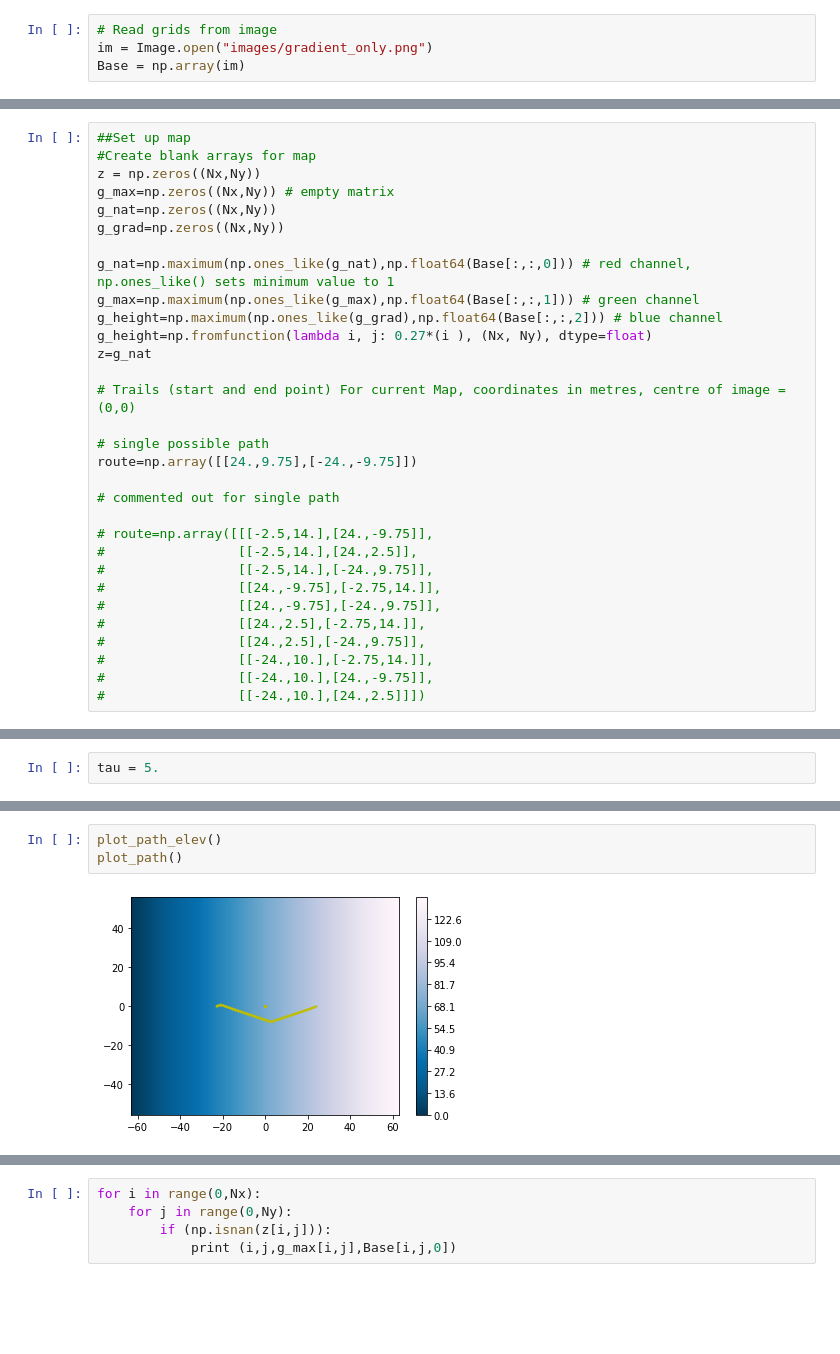
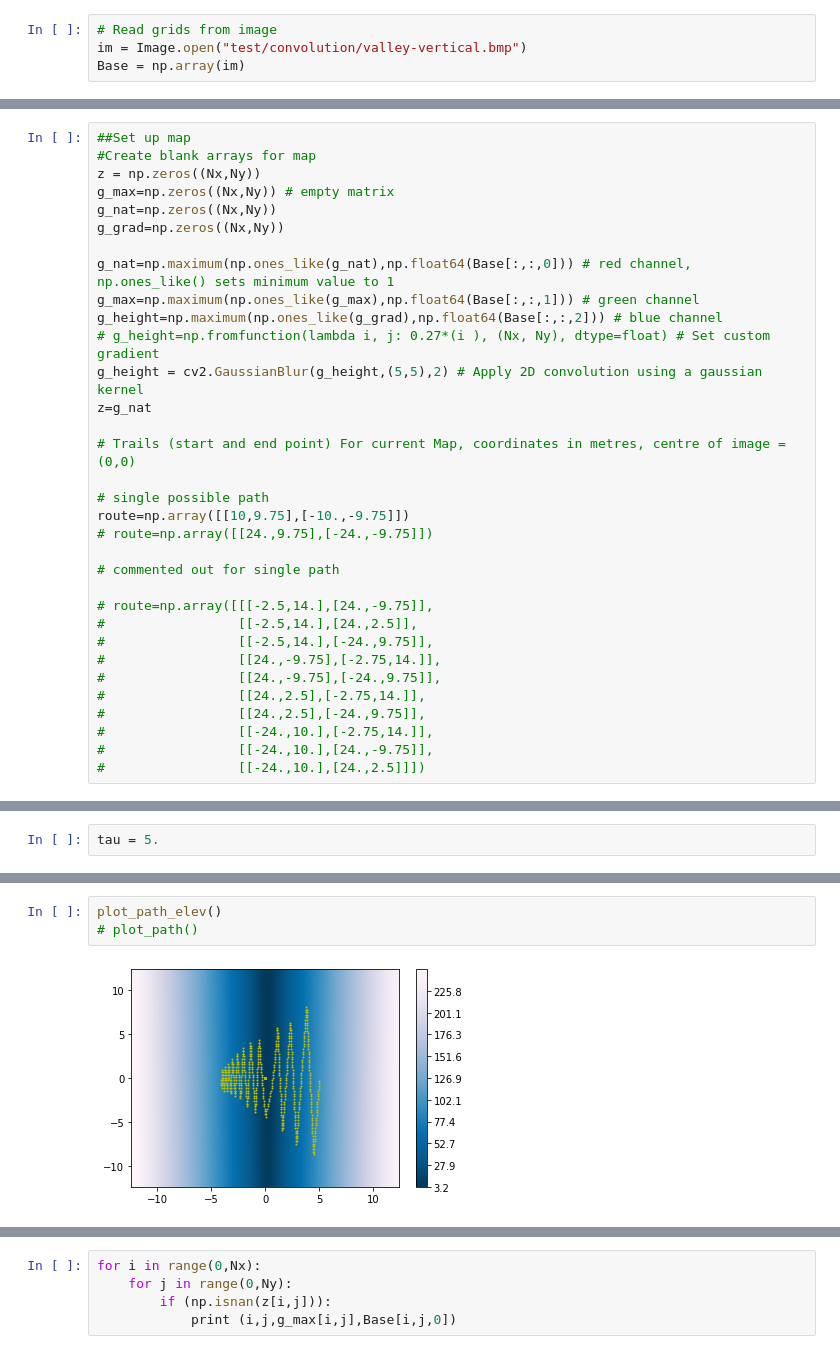
Before and after one commit to Misiek957/ActiveWalkerModelSimulation, a Jupyter notebook: ActiveWalkerModel.ipynb, the cells around one changed output, grey strips where cells are left out. Saved outputs shown, nothing was run; the diff lists cells and outputs as text; blank space fills up the shorter version.

```diff
--- a/ActiveWalkerModel.ipynb
+++ b/ActiveWalkerModel.ipynb
@@ -17,7 +17,7 @@ from PIL import Image
 %matplotlib inline
 # %%
 # Read grids from image
-im = Image.open("images/gradient_only.png")
+im = Image.open("test/convolution/valley-vertical.bmp")
 Base = np.array(im)
 # %%
 # Define internal quantities and variables
@@ -129,13 +129,15 @@ g_grad=np.zeros((Nx,Ny))
 g_nat=np.maximum(np.ones_like(g_nat),np.float64(Base[:,:,0])) # red channel, np.ones_like() sets minimum value to 1
 g_max=np.maximum(np.ones_like(g_max),np.float64(Base[:,:,1])) # green channel
 g_height=np.maximum(np.ones_like(g_grad),np.float64(Base[:,:,2])) # blue channel
-g_height=np.fromfunction(lambda i, j: 0.27*(i ), (Nx, Ny), dtype=float)
+# g_height=np.fromfunction(lambda i, j: 0.27*(i ), (Nx, Ny), dtype=float) # Set custom gradient
+g_height = cv2.GaussianBlur(g_height,(5,5),2) # Apply 2D convolution using a gaussian kernel
 z=g_nat
 
 # Trails (start and end point) For current Map, coordinates in metres, centre of image = (0,0)
 
 # single possible path
-route=np.array([[24.,9.75],[-24.,-9.75]])
+route=np.array([[10,9.75],[-10.,-9.75]])
+# route=np.array([[24.,9.75],[-24.,-9.75]])
 
 # commented out for single path
 
@@ -383,6 +385,6 @@ push left (CurDir =3.4064825191585704) (grad = 0.0) (alpha =0.3526162673078832)
 end
 # %%
 plot_path_elev()
-plot_path()
+# plot_path()
 # %% [output]
-[figure, old version]
+[figure, new version]
```
Also changed, not shown: parts of 10 cells of this notebook.
